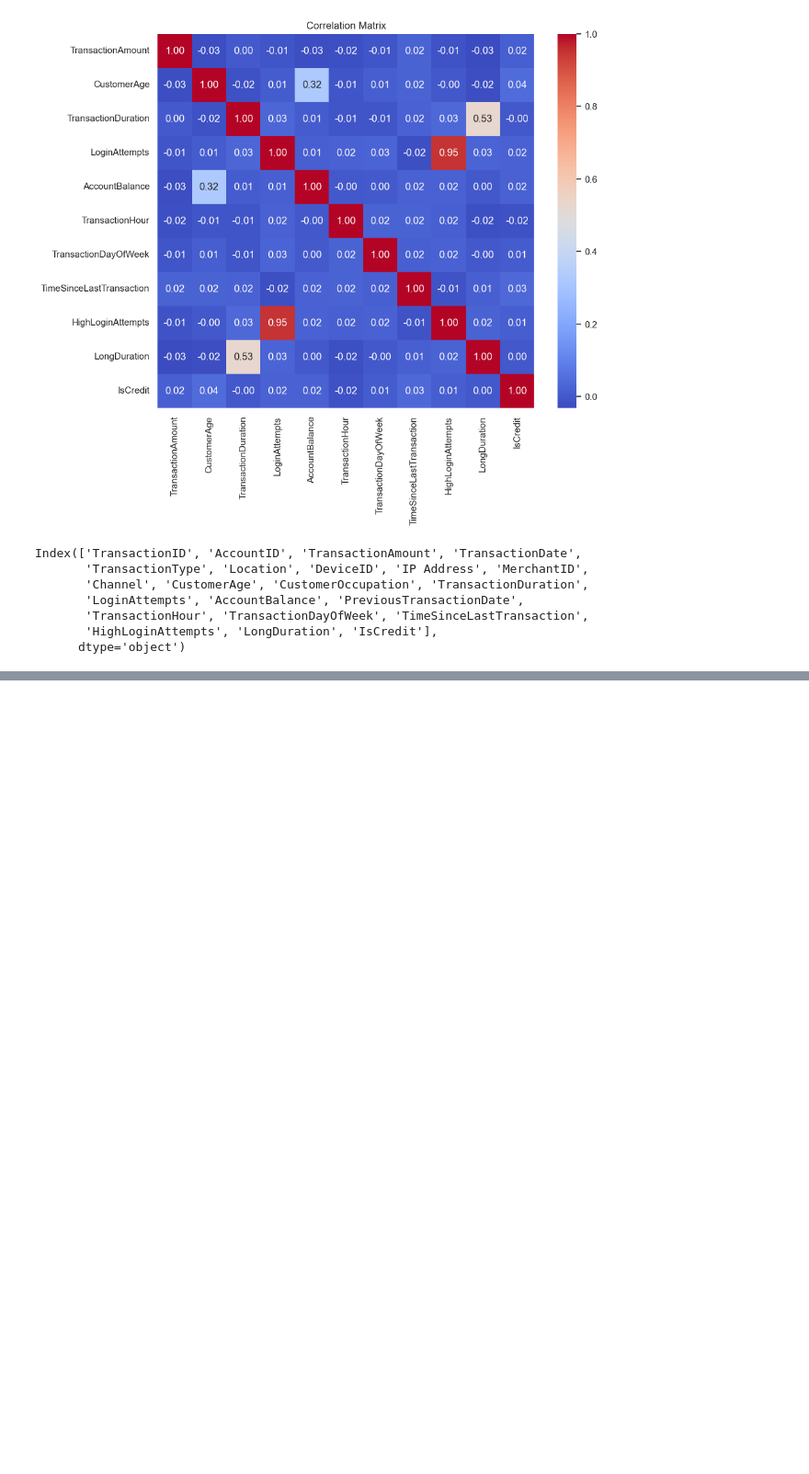
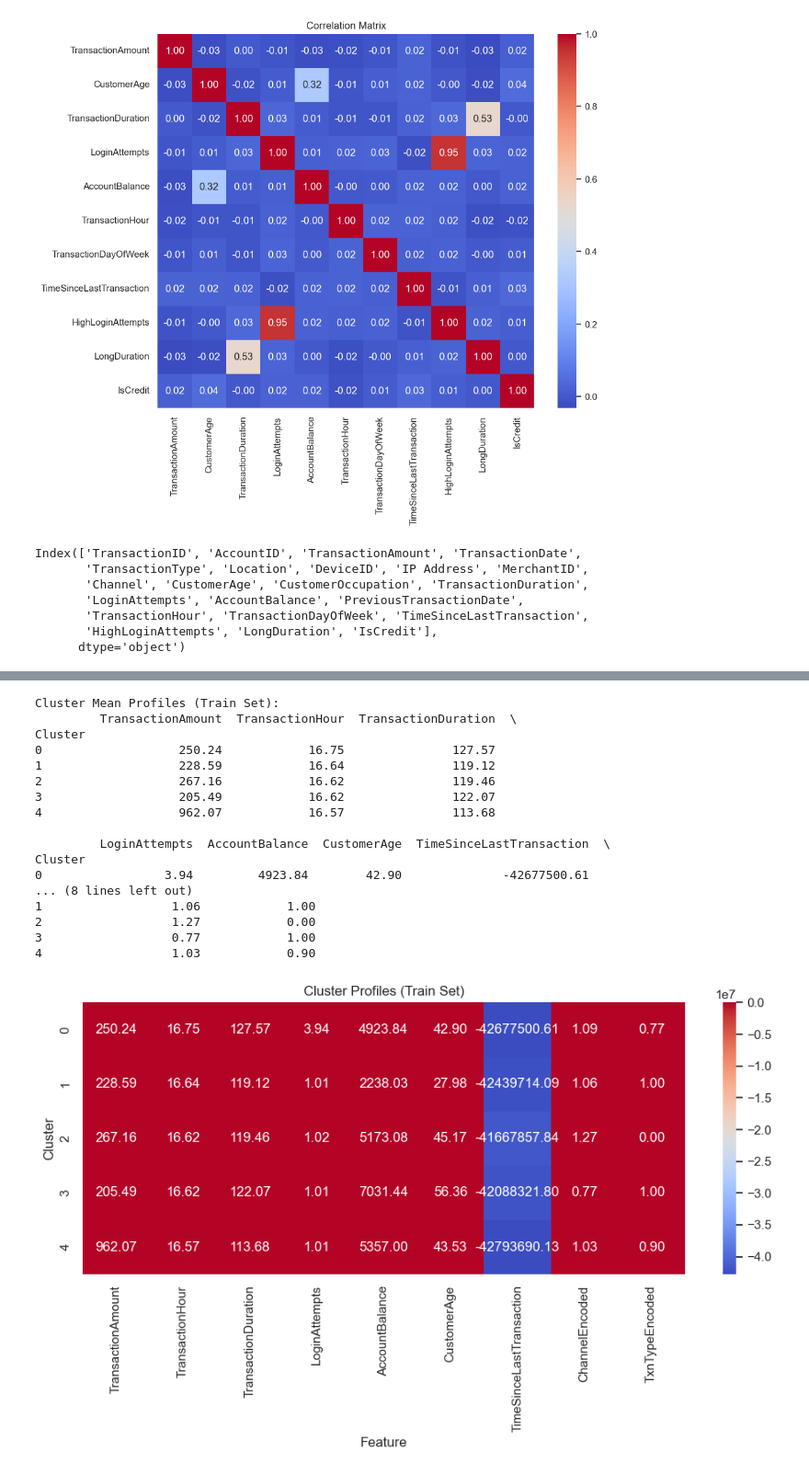
Before and after one commit to dipanshuparashar902/Bank_Transactional_data, a Jupyter notebook: notebooks/01_data_cleaning.ipynb, the cells around one changed output, grey strips where cells are left out. Shown: that part at 92% size. Cells and saved outputs as stored; diff of their text form; code cells hidden in the pictures; blank space fills up the shorter version.

```diff
--- a/notebooks/01_data_cleaning.ipynb
+++ b/notebooks/01_data_cleaning.ipynb
@@ -356,0 +252,34 @@ File saved successfully to: ../data/processed/fraud_clustered_data.csv
+# %%
+# --- STEP 9: Cluster profiles (train set) ---
+profile_features = features_to_cluster
+cluster_profiles = df_train.groupby('Cluster')[profile_features].mean().round(2)
+
+print("\nCluster Mean Profiles (Train Set):")
+print(cluster_profiles)
+
+plt.figure(figsize=(10, 6))
+sns.heatmap(cluster_profiles, annot=True, cmap='coolwarm', fmt=".2f")
+plt.title("Cluster Profiles (Train Set)")
+plt.ylabel("Cluster")
+plt.xlabel("Feature")
+plt.tight_layout()
+plt.show()
+# %% [output]
+Cluster Mean Profiles (Train Set):
+         TransactionAmount  TransactionHour  TransactionDuration  \
+Cluster
+0                   250.24            16.75               127.57
+1                   228.59            16.64               119.12
+2                   267.16            16.62               119.46
+3                   205.49            16.62               122.07
+4                   962.07            16.57               113.68
+
+         LoginAttempts  AccountBalance  CustomerAge  TimeSinceLastTransaction  \
+Cluster
+0                 3.94         4923.84        42.90              -42677500.61
+... (8 lines left out)
+1                  1.06            1.00
+2                  1.27            0.00
+3                  0.77            1.00
+4                  1.03            0.90
+[figure, added]
```
Also changed, not shown: parts of 18 cells of this notebook.
